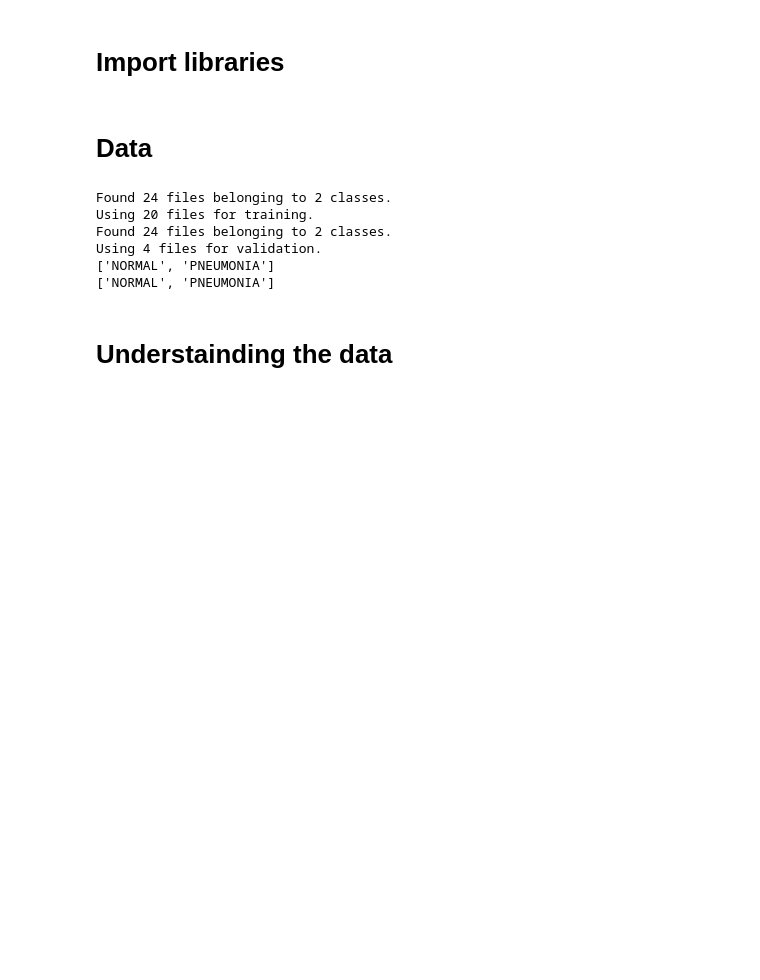
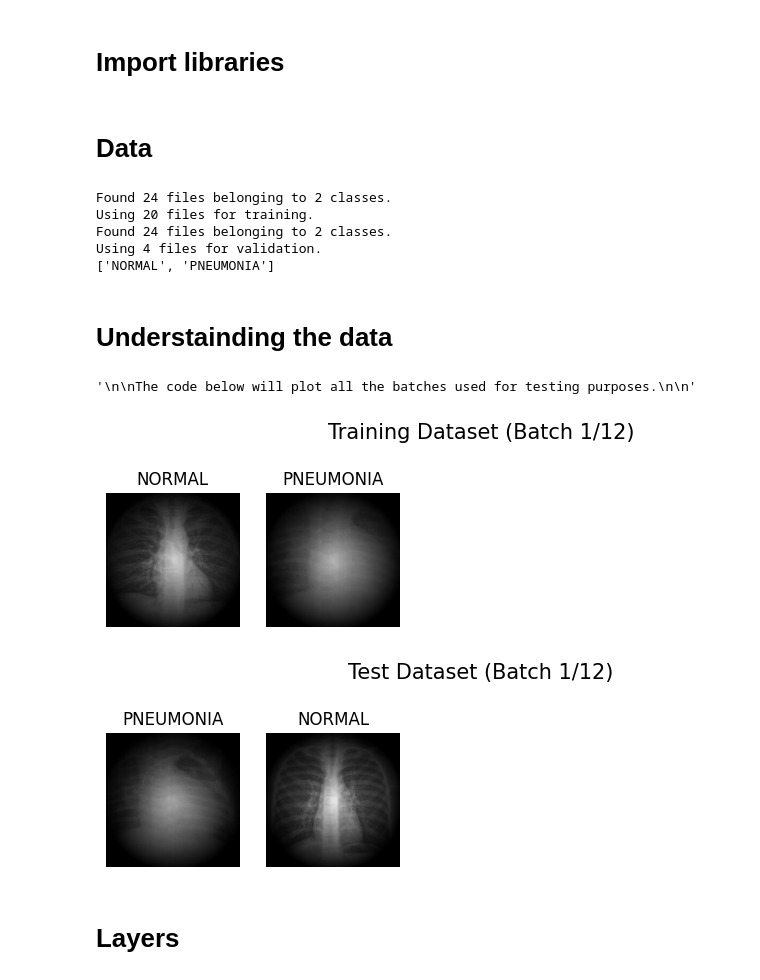
Before and after one commit to Taha-khan-dev/Chest-Ray, a Jupyter notebook: Machine_Learning/ML_code.ipynb, the cells around one changed output. Drawn from its saved outputs; the diff is of its cells as text; code cells hidden in the pictures; blank space fills up the shorter version.

Commit message:
Graphs, Layers, Analysis updated ML
Graphs have been added to understand the data. The DNN layer has been implemented and some analysis on it. (confusionMatrixDisplay, etc) can been seen.

```diff
--- a/Machine_Learning/ML_code.ipynb
+++ b/Machine_Learning/ML_code.ipynb
@@ -17,7 +18,7 @@ train_dataset =  tf.keras.utils.image_dataset_from_directory(
     directory = dataset_path,
     batch_size = batch_size,
     image_size = img_size,
-    shuffle = False,
+    shuffle = True,
     seed = 2930012,
     validation_split = 0.2, #80% of the images will be used for training
     subset = "training"
@@ -27,14 +28,14 @@ test_dataset =  tf.keras.utils.image_dataset_from_directory(
     directory = dataset_path,
     batch_size = batch_size,
     image_size = img_size,
-    shuffle = False,
+    shuffle = True,
     seed = 2930012,
     validation_split = 0.2, #20% of the images will be used for validation
     subset = "validation"
 )
 
-print(train_dataset.class_names)
-print(test_dataset.class_names)
+class_names = train_dataset.class_names
+print(class_names)
 
 
 #print("Training Set")
@@ -50,6 +51,70 @@ Using 20 files for training.
 Found 24 files belonging to 2 classes.
 Using 4 files for validation.
 ['NORMAL', 'PNEUMONIA']
-['NORMAL', 'PNEUMONIA']
 # %% [markdown]
 # Understainding the data
+# %%
+'''
+
+The code below will plot the first batch.
+
+'''
+
+fig = plt.figure(figsize=(10, 5))
+fig.suptitle('Training Dataset (Batch 1/12)', fontsize=15)
+for images, labels in train_dataset.take(1):
+    for x in range(2):
+        ax = plt.subplot( 2, 5, x + 1)
+        plt.imshow(images[x].numpy().astype("uint8"))
+        plt.title(class_names[labels[x]])
+        plt.axis("off")
+        plt.show
+
+fig = plt.figure(figsize=(10, 5))
+fig.suptitle('Test Dataset (Batch 1/12)', fontsize=15)
+for images, labels in test_dataset.take(1):
+    for x in range(2):
+        ax = plt.subplot( 2, 5, x + 1)
+        plt.imshow(images[x].numpy().astype("uint8"))
+        plt.title(class_names[labels[x]])
+        plt.axis("off")
+        plt.show
+
+
+'''
+
+The code below will plot all the batches used for testing purposes.
+
+'''
+
+
+# for i in range(13):
+#     fig = plt.figure(figsize=(10, 5))
+#     title = 'Training Dataset (Batch ' + str(i), "/12"
+#     fig.suptitle(title, fontsize=15)
+#     for images, labels in train_dataset.take(i):
+#         for x in range(2):
+#             ax = plt.subplot( 2, 5, x + 1)
+#             plt.imshow(images[x].numpy().astype("uint8"))
+#             plt.title(class_names[labels[x]])
+#             plt.axis("off")
+#             plt.show
+
+
+# for i in range(13):
+#     fig = plt.figure(figsize=(10, 5))
+#     title = 'Test Dataset (Batch ' + str(i), "/12"
+#     fig.suptitle(title, fontsize=15)
+#     for images, labels in test_dataset.take(i):
+#         for x in range(2):
+#             ax = plt.subplot( 2, 5, x + 1)
+#             plt.imshow(images[x].numpy().astype("uint8"))
+#             plt.title(class_names[labels[x]])
+#             plt.axis("off")
+#             plt.show
+# %% [output]
+'\n\nThe code below will plot all the batches used for testing purposes.\n\n'
+[figure, added]
+[figure, added]
+# %% [markdown]
+# Layers
```
Also changed, not shown: parts of 4 cells of this notebook.
